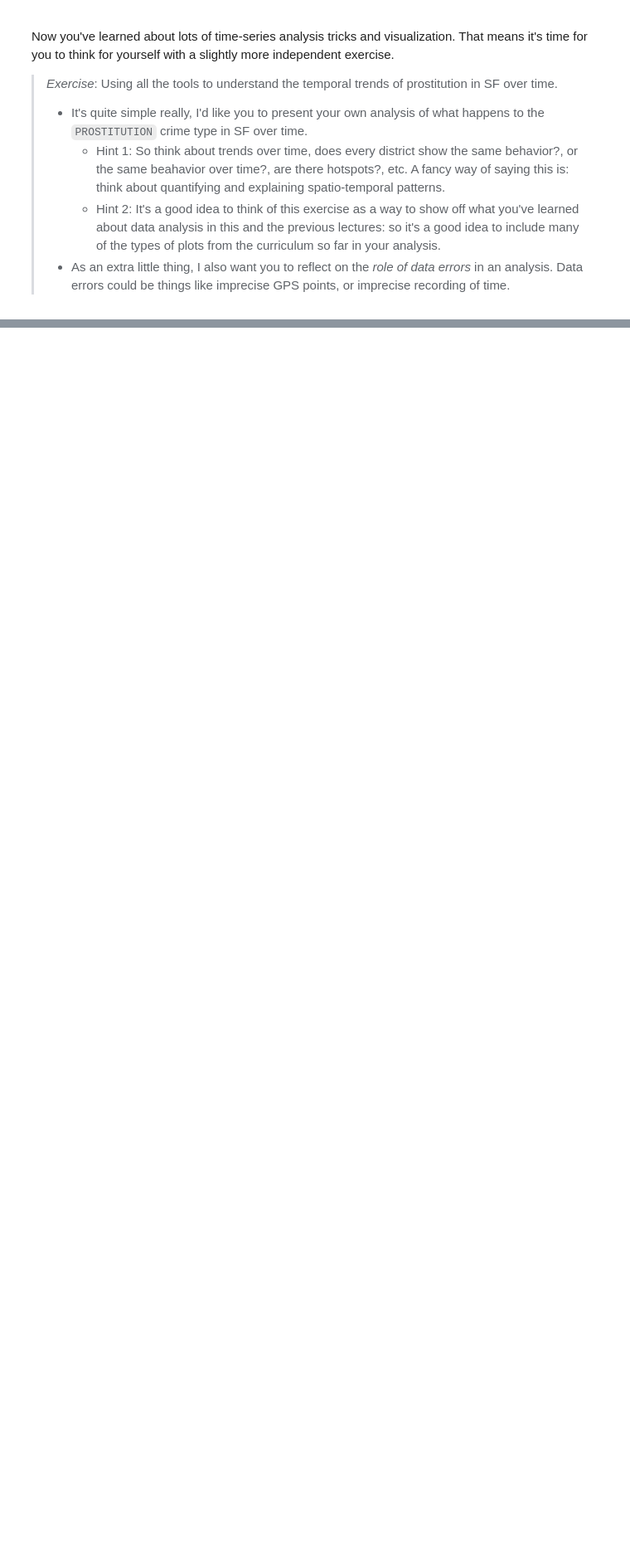
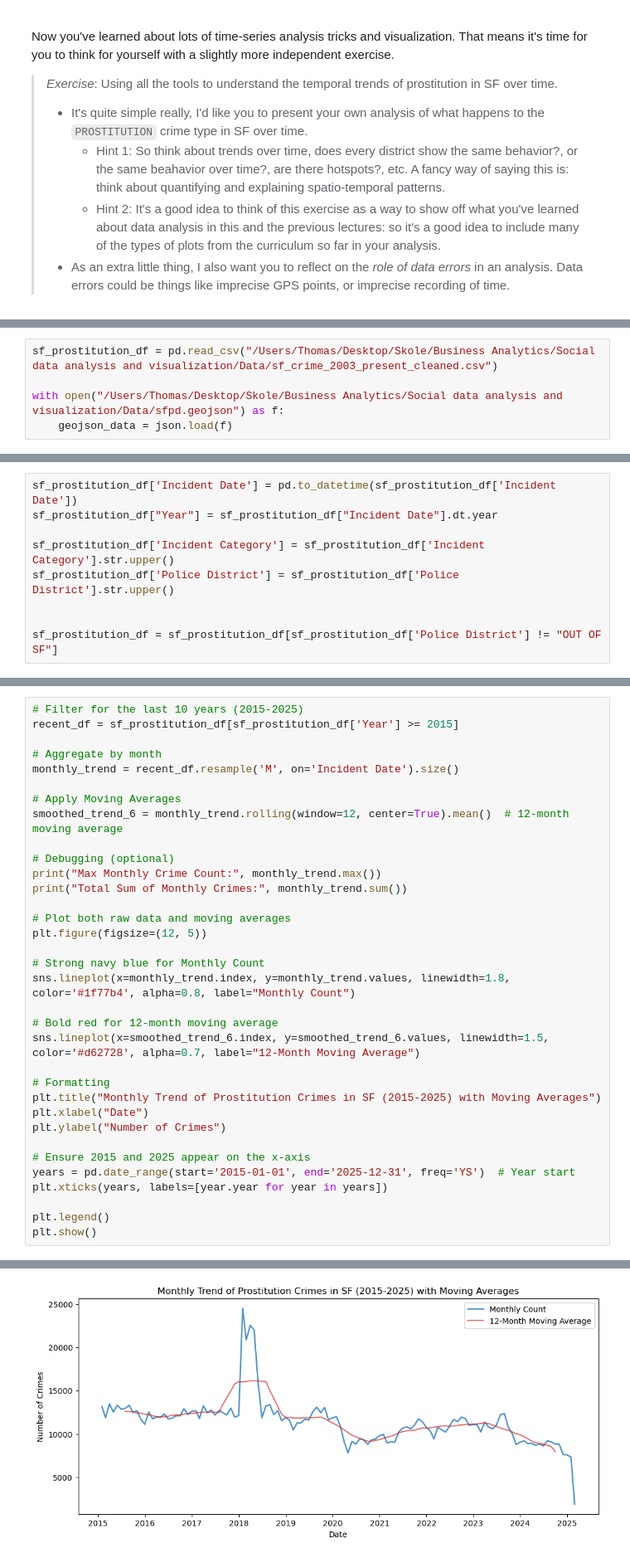
Before and after one commit to ThomasRoennebek/Social_data-analysis_and_visualization, a Jupyter notebook: Assignment 1/Assignment1_Solved.ipynb, the cells around one changed output, grey strips where cells are left out. Shown at 83% size. Saved outputs shown, nothing was run; the diff lists cells and outputs as text; blank space fills up the shorter version.

```diff
--- a/Assignment 1/Assignment1_Solved.ipynb
+++ b/Assignment 1/Assignment1_Solved.ipynb
@@ -337,0 +343,5 @@ Now you've learned about lots of time-series analysis tricks and visualization.
+# %%
+sf_prostitution_df = pd.read_csv("/Users/Thomas/Desktop/Skole/Business Analytics/Social data analysis and visualization/Data/sf_crime_2003_present_cleaned.csv")
+
+with open("/Users/Thomas/Desktop/Skole/Business Analytics/Social data analysis and visualization/Data/sfpd.geojson") as f:
+    geojson_data = json.load(f)
@@ -337,0 +366,9 @@ Now you've learned about lots of time-series analysis tricks and visualization.
+# %%
+sf_prostitution_df['Incident Date'] = pd.to_datetime(sf_prostitution_df['Incident Date'])
+sf_prostitution_df["Year"] = sf_prostitution_df["Incident Date"].dt.year
+
+sf_prostitution_df['Incident Category'] = sf_prostitution_df['Incident Category'].str.upper()
+sf_prostitution_df['Police District'] = sf_prostitution_df['Police District'].str.upper()
+
+
+sf_prostitution_df = sf_prostitution_df[sf_prostitution_df['Police District'] != "OUT OF SF"]
@@ -337,0 +381,35 @@ Now you've learned about lots of time-series analysis tricks and visualization.
+# %%
+# Filter for the last 10 years (2015-2025)
+recent_df = sf_prostitution_df[sf_prostitution_df['Year'] >= 2015]
+
+# Aggregate by month
+monthly_trend = recent_df.resample('M', on='Incident Date').size()
+
+# Apply Moving Averages
+smoothed_trend_6 = monthly_trend.rolling(window=12, center=True).mean()  # 12-month moving average
+
+# Debugging (optional)
+print("Max Monthly Crime Count:", monthly_trend.max())
+print("Total Sum of Monthly Crimes:", monthly_trend.sum())
+
+# Plot both raw data and moving averages
+plt.figure(figsize=(12, 5))
+
+# Strong navy blue for Monthly Count
+sns.lineplot(x=monthly_trend.index, y=monthly_trend.values, linewidth=1.8, color='#1f77b4', alpha=0.8, label="Monthly Count")
+
+# Bold red for 12-month moving average
+sns.lineplot(x=smoothed_trend_6.index, y=smoothed_trend_6.values, linewidth=1.5, color='#d62728', alpha=0.7, label="12-Month Moving Average")
+
+# Formatting
+plt.title("Monthly Trend of Prostitution Crimes in SF (2015-2025) with Moving Averages")
+plt.xlabel("Date")
+plt.ylabel("Number of Crimes")
+
+# Ensure 2015 and 2025 appear on the x-axis
+years = pd.date_range(start='2015-01-01', end='2025-12-31', freq='YS')  # Year start
+plt.xticks(years, labels=[year.year for year in years])
+
+plt.legend()
+plt.show()
+# %% [output]
@@ -337,0 +419 @@ Now you've learned about lots of time-series analysis tricks and visualization.
+[figure, added]
```
Also changed, not shown: parts of 15 cells of this notebook.
